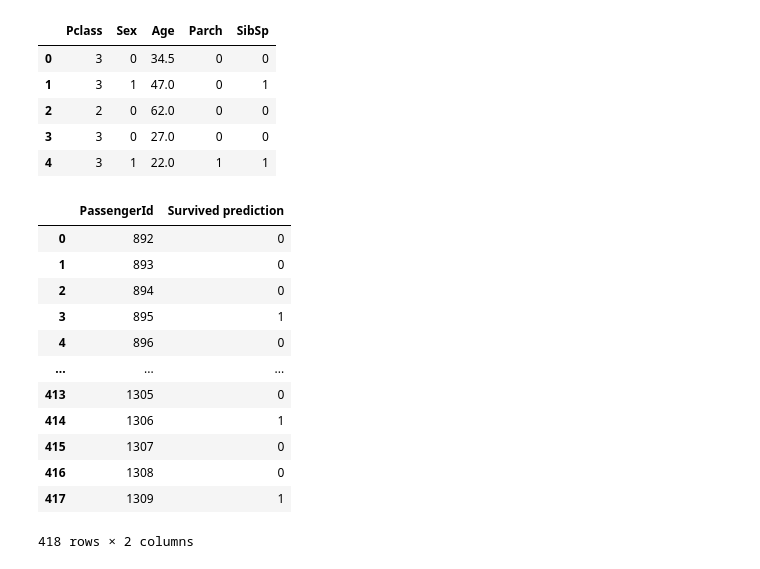
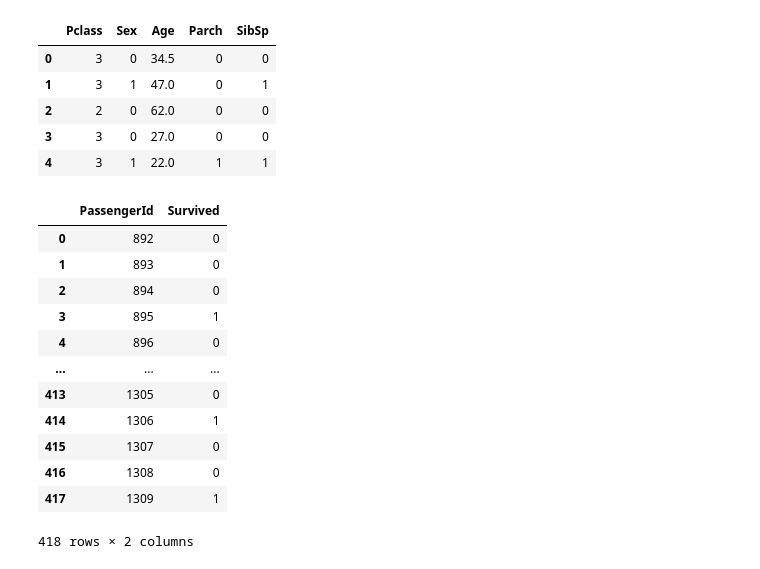
Before and after one commit to vDeeMILv/misp, a Jupyter notebook: zaliczenie_titanic.ipynb, the cells around one changed output. Cells and saved outputs as stored; diff of their text form; code cells hidden in the pictures.

```diff
--- a/zaliczenie_titanic.ipynb
+++ b/zaliczenie_titanic.ipynb
@@ -173,10 +189,10 @@ test_features.head(5)
 # %%
 result = decision_tree_model.predict(test_features)
 # %%
-pd.DataFrame({'PassengerId': test_set['PassengerId'], 'Survived prediction': result,}).to_csv('results.csv', index = False)
-pd.DataFrame({'PassengerId': test_set['PassengerId'], 'Survived prediction': result,})
+pd.DataFrame({'PassengerId': test_set['PassengerId'], 'Survived': result,}).to_csv('results.csv', index = False)
+pd.DataFrame({'PassengerId': test_set['PassengerId'], 'Survived': result,})
 # %% [output]
-|  | PassengerId | Survived prediction |
+|  | PassengerId | Survived |
 | 0 | 892 | 0 |
 | 1 | 893 | 0 |
 | 2 | 894 | 0 |
```
Also changed, not shown: parts of 1 cell of this notebook.
